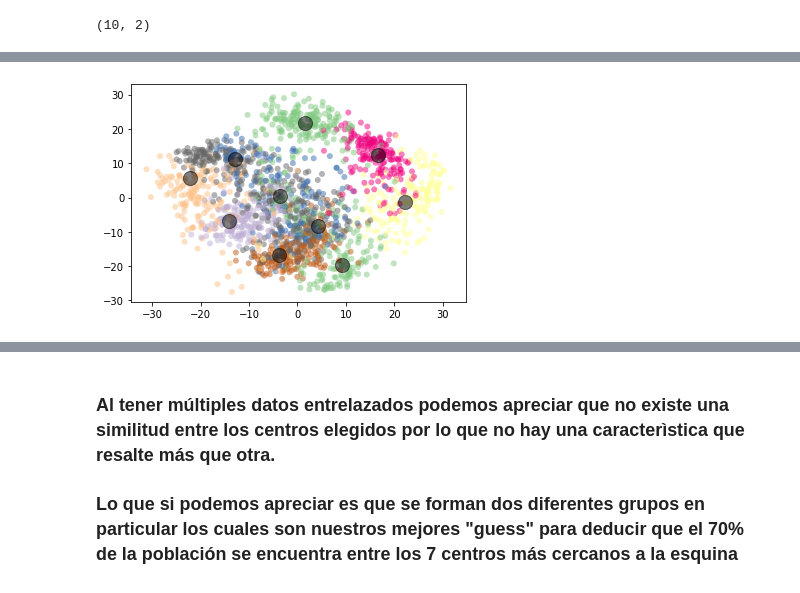
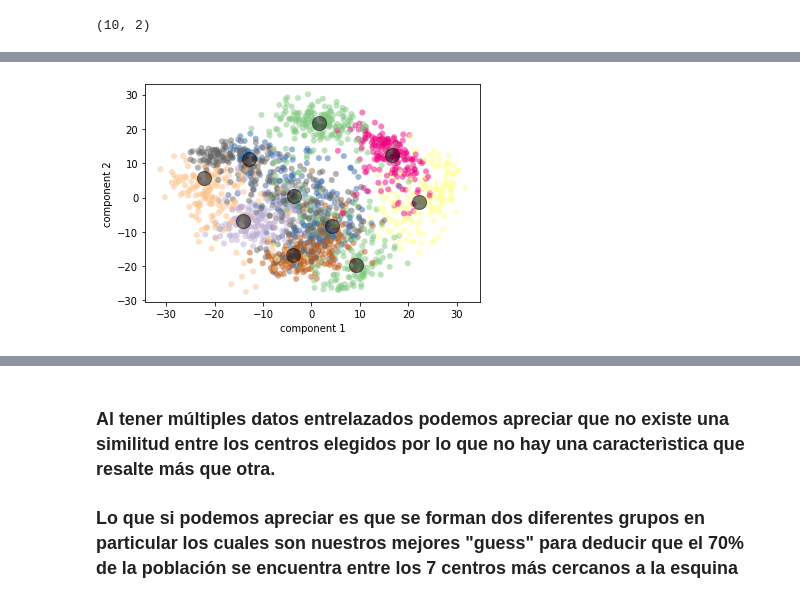
Before and after one commit to JsebastianR92/SLII_Pr-ctica2, a Jupyter notebook: Práctica2-Sebastián_Rodríguez.ipynb, the cells around one changed output, grey strips where cells are left out. Drawn from its saved outputs; the diff is of its cells as text; code cells hidden in the pictures.

```diff
--- a/Práctica2-Sebastián_Rodríguez.ipynb
+++ b/Práctica2-Sebastián_Rodríguez.ipynb
@@ -103,7 +117,9 @@ kmeans.cluster_centers_.shape
 # %%
 plt.scatter(X2D[:, 0], X2D[:, 1],
             c=digits.target, edgecolor='none', alpha=0.5,
             cmap=plt.cm.get_cmap('Accent', 10))
+plt.xlabel('component 1')
+plt.ylabel('component 2')
 plt.scatter(centers[:, 0], centers[:, 1], c='black', s=200, alpha=0.5);
 # %% [output]
-[figure, old version]
+[figure, new version]
```
Also changed, not shown: parts of 3 cells of this notebook.
